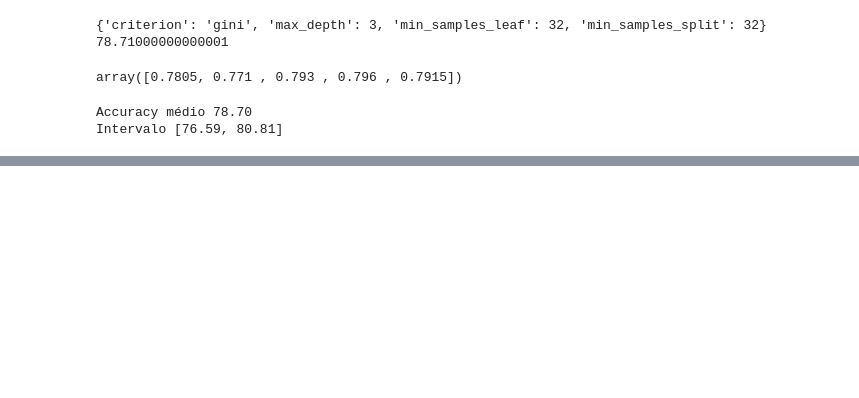
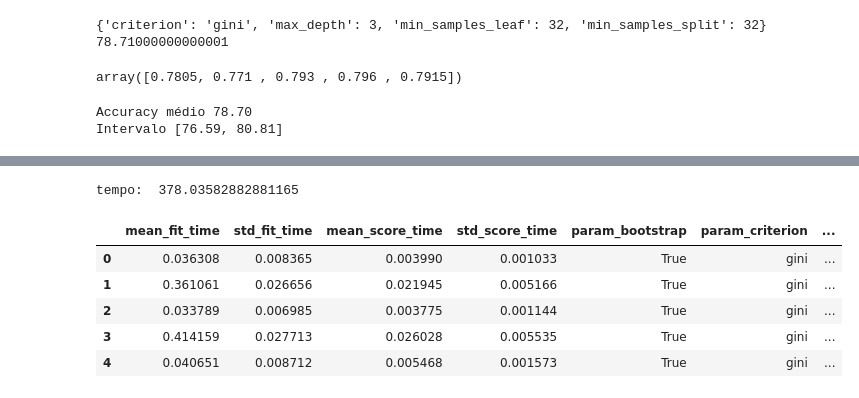
Before and after one commit to menendesbruno/ml_alura_1, a Jupyter notebook: introducao-a-otimizacao-de-machine-learning-atraves-de-hiper-parametros-aula0/Introdução_a_Machine_Learning_Otimização.ipynb, the cells around one changed output, grey strips where cells are left out. Drawn from its saved outputs; the diff is of its cells as text; code cells hidden in the pictures; blank space fills up the shorter version.

```diff
--- a/introducao-a-otimizacao-de-machine-learning-atraves-de-hiper-parametros-aula0/Introdução_a_Machine_Learning_Otimização.ipynb
+++ b/introducao-a-otimizacao-de-machine-learning-atraves-de-hiper-parametros-aula0/Introdução_a_Machine_Learning_Otimização.ipynb
@@ -507,0 +660,29 @@ graph
+# %%
+import time
+espaco_de_parametros = {
+    'max_depth': [3, 5],
+    'min_samples_split': [32, 64, 128, 256],
+    'min_samples_leaf': [32, 64, 128, 256],
+    'criterion': ['gini', 'entropy'],
+    'n_estimators': [10, 100],
+    'bootstrap': [True, False]
+}
+tic = time.time()
+busca = GridSearchCV(RandomForestClassifier(),
+                    espaco_de_parametros,
+                    cv = KFold(n_splits = 5, shuffle=True))
+
+busca.fit(x_azar, y_azar)
+tac = time.time()
+tempo = tac - tic
+print("tempo: ", tempo)
+resultados = pd.DataFrame(busca.cv_results_)
+resultados.head()
+# %% [output]
+tempo:  378.03582882881165
+|  | mean_fit_time | std_fit_time | mean_score_time | std_score_time | param_bootstrap | param_criterion | ... |
+| 0 | 0.036308 | 0.008365 | 0.003990 | 0.001033 | True | gini | ... |
+| 1 | 0.361061 | 0.026656 | 0.021945 | 0.005166 | True | gini | ... |
+| 2 | 0.033789 | 0.006985 | 0.003775 | 0.001144 | True | gini | ... |
+| 3 | 0.414159 | 0.027713 | 0.026028 | 0.005535 | True | gini | ... |
+| 4 | 0.040651 | 0.008712 | 0.005468 | 0.001573 | True | gini | ... |
```
Also changed, not shown: parts of 31 cells of this notebook.
